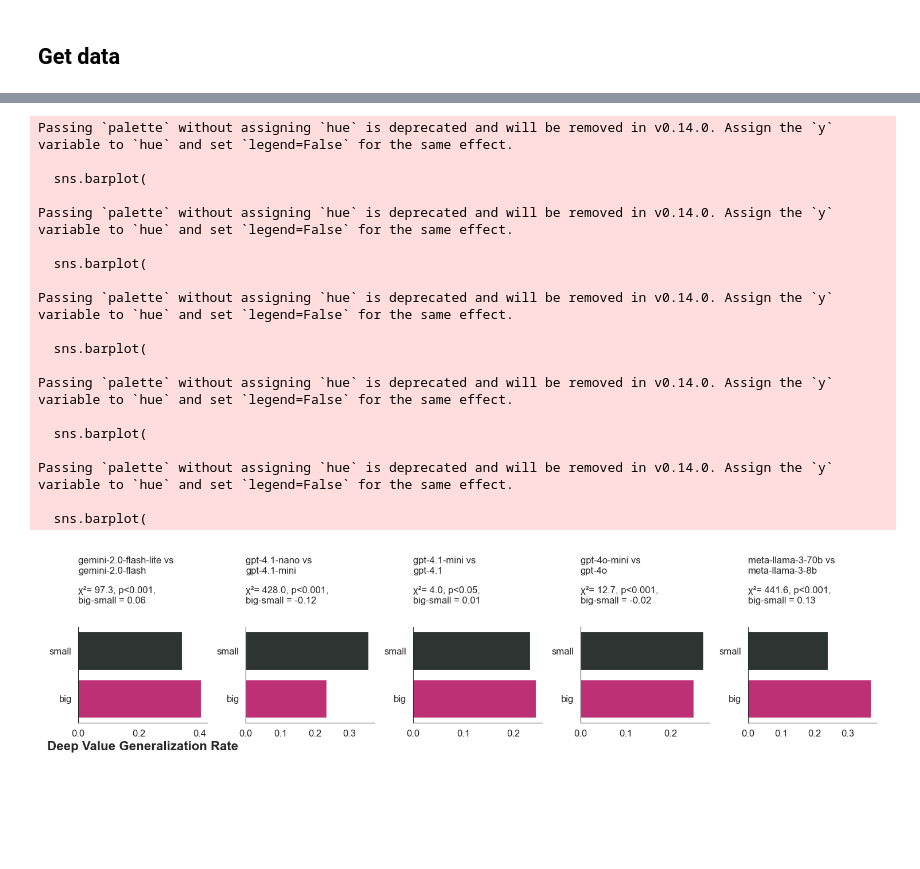
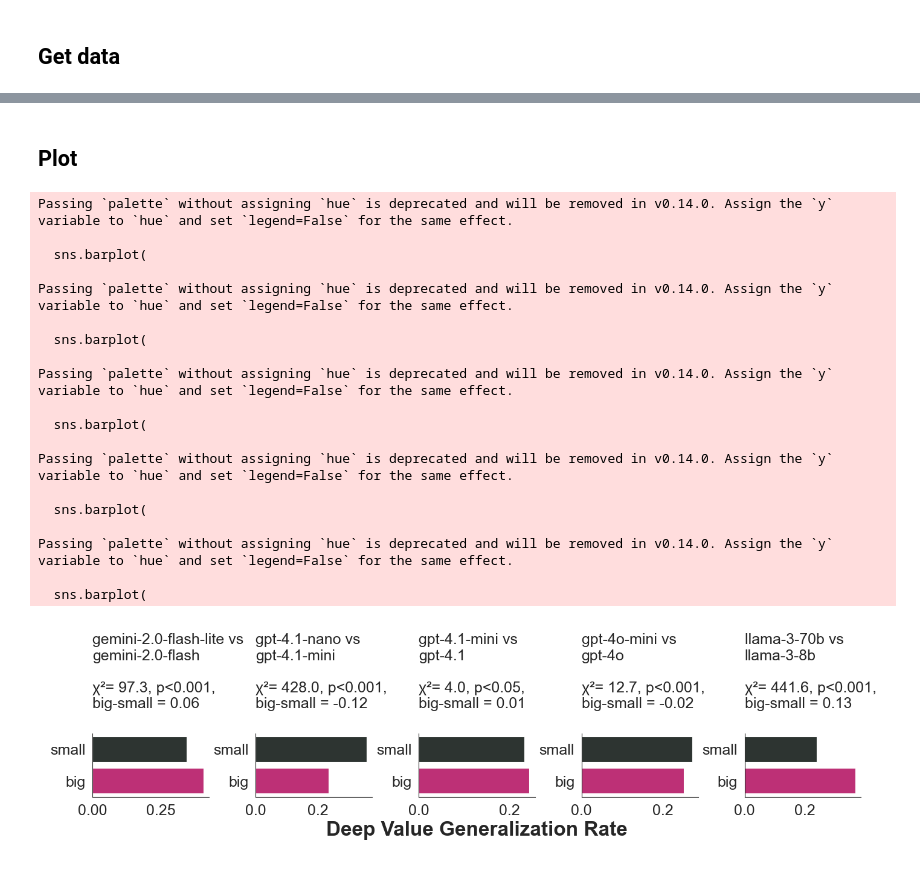
Before and after one commit to josh-ashkinaze/dvb, a Jupyter notebook: 9_run_stats_two.ipynb, the cells around one changed output, grey strips where cells are left out. Cells and saved outputs as stored; diff of their text form; code cells hidden in the pictures; blank space fills up the shorter version.

```diff
--- a/9_run_stats_two.ipynb
+++ b/9_run_stats_two.ipynb
@@ -380,6 +403,7 @@ def get_comparison_data(llm):
     point_estimate_upper = proportion_confint(int(point_estimate * len(tdf)), len(tdf), method='wilson')[1]
     data_pt = {
         'model': llm,
+        'shorter_model': short2shorter_map[llm],
         'point_estimate': point_estimate,
         'point_estimate_lower': point_estimate_lower,
         'point_estimate_upper': point_estimate_upper,
@@ -584,15 +608,16 @@ See the caveats in the documentation: https://pandas.pydata.org/pandas-docs/stab
 # %%
 # set figsize 18,12
 
-mypal = make_aesthetic(font_scale=2)
+mypal = make_aesthetic(font_scale=2.5)
 df_comparison = df_comparison.sort_values(by='point_estimate', ascending=False)
 df_comparison = df_comparison.reset_index(drop=True)
 
 
 plt.figure(figsize=(18, 12))
-ax = sns.barplot(data=df_comparison, x='model', y='point_estimate')
+ax = sns.barplot(data=df_comparison, x='shorter_model', y='point_estimate')
 
 for i in range(len(df_comparison)):
     row = df_comparison.iloc[i]
     ax.errorbar(
-        i, row['point_estimate'],
+        i,
+        row['point_estimate'],
@@ -600,12 +625,14 @@ for i in range(len(df_comparison)):
               [row['point_estimate_upper'] - row['point_estimate']]],
-        fmt='none', color=mypal[1], capsize=10
+        fmt='none',
+        color=mypal[1],
+        capsize=20
     )
 
 # Customize the plot
 plt.title('Deep Value Generalization Rate')
 plt.xlabel('Model')
 plt.ylabel('')
-plt.xticks(rotation=90)
+plt.xticks(rotation=0)
 plt.ylim(0, 1)
 plt.axhline(y=0.5, color=mypal[1], linestyle='--', alpha=0.7)
 plt.tight_layout()
@@ -753,7 +780,7 @@ def compare_models_chi2(df, model1, model2):
     return result
 
 
-comparisons = [("gemini-2.0-flash-lite", "gemini-2.0-flash"), ("gpt-4.1-nano", "gpt-4.1-mini"), ("gpt-4.1-mini", "gpt-4.1"), ("gpt-4o-mini", "gpt-4o"), ("meta-llama-3-70b", "meta-llama-3-8b")]
+comparisons = [("gemini-2.0-flash-lite", "gemini-2.0-flash"), ("gpt-4.1-nano", "gpt-4.1-mini"), ("gpt-4.1-mini", "gpt-4.1"), ("gpt-4o-mini", "gpt-4o"), ("llama-3-70b", "llama-3-8b")]
 
 
 results = []
@@ -771,6 +798,12 @@ for smaller_model, larger_model in comparisons:
         'smaller_prop': result['prop1'],
         'larger_prop': result['prop2']
     })
+
+
+resdf = pd.DataFrame(results)
+resdf['abs_diff'] = resdf['diff'].abs()
+
+print(array_stats(resdf['abs_diff']), 2)
 # %% [output]
 Processing comparison: gemini-2.0-flash-lite vs gemini-2.0-flash
 Comparing gemini-2.0-flash-lite and gemini-2.0-flash
@@ -810,7 +843,8 @@ results
   'smaller_prop': np.float64(0.23976023976023977),
   'larger_prop': np.float64(0.36868425590619075)}]
+# %% [markdown]
+## Plot
 # %%
-# Keep all the existing code but replace the plotting section with this fixed version:
 mypal = make_aesthetic()
 
 def pval_buckets(p):
@@ -833,11 +867,11 @@ def pval_buckets(p):
         return "ns"
 
 # Create visualization
-small_font = 12
-bigger_font = 16
+small_font = 18
+bigger_font = 24
 
 # Create a figure with the right number of subplots
-fig, axes = plt.subplots(1, len(comparisons), figsize=(15, 4))
+fig, axes = plt.subplots(1, len(comparisons), figsize=(14, 4))
 
 # Make sure axes is always a list even with a single comparison
 if len(comparisons) == 1:
@@ -872,42 +906,43 @@ for i, (smaller_model, larger_model) in enumerate(comparisons):
 
     # Customize the plot
     axes[i].set_title(f'{smaller_model} vs\n{larger_model}\n\nχ²= {chi2_val}, {p_value},\nbig-small = {diff}', fontsize=small_font)
-    if i == 0:
+    if i == 2:
         axes[i].set_xlabel('Deep Value Generalization Rate', fontsize=bigger_font, fontweight='bold')
+
     else:
         axes[i].set_xlabel('')
     axes[i].set_ylabel('')
 
     axes[i].set_yticklabels(['small', 'big'], fontsize=small_font)
     axes[i].tick_params(axis='x', labelsize=small_font)
 
 
     sns.despine(ax=axes[i])
 
 plt.tight_layout()
-plt.subplots_adjust(wspace=0.3)
+plt.subplots_adjust(wspace=0.4)
 plt.savefig('plots/model_comparison_big_small.pdf', dpi=300, bbox_inches='tight')
 plt.show()
 # %% [output]
 Passing `palette` without assigning `hue` is deprecated and will be removed in v0.14.0. Assign the `y` variable to `hue` and set `legend=False` for the same effect.
 
   sns.barplot(
 
 Passing `palette` without assigning `hue` is deprecated and will be removed in v0.14.0. Assign the `y` variable to `hue` and set `legend=False` for the same effect.
 
   sns.barplot(
 
 Passing `palette` without assigning `hue` is deprecated and will be removed in v0.14.0. Assign the `y` variable to `hue` and set `legend=False` for the same effect.
 
   sns.barplot(
 
 Passing `palette` without assigning `hue` is deprecated and will be removed in v0.14.0. Assign the `y` variable to `hue` and set `legend=False` for the same effect.
 
   sns.barplot(
 
 Passing `palette` without assigning `hue` is deprecated and will be removed in v0.14.0. Assign the `y` variable to `hue` and set `legend=False` for the same effect.
 
   sns.barplot(
-[figure, old version]
+[figure, new version]
 # %%
 df
```
Also changed, not shown: parts of 4 cells of this notebook.
